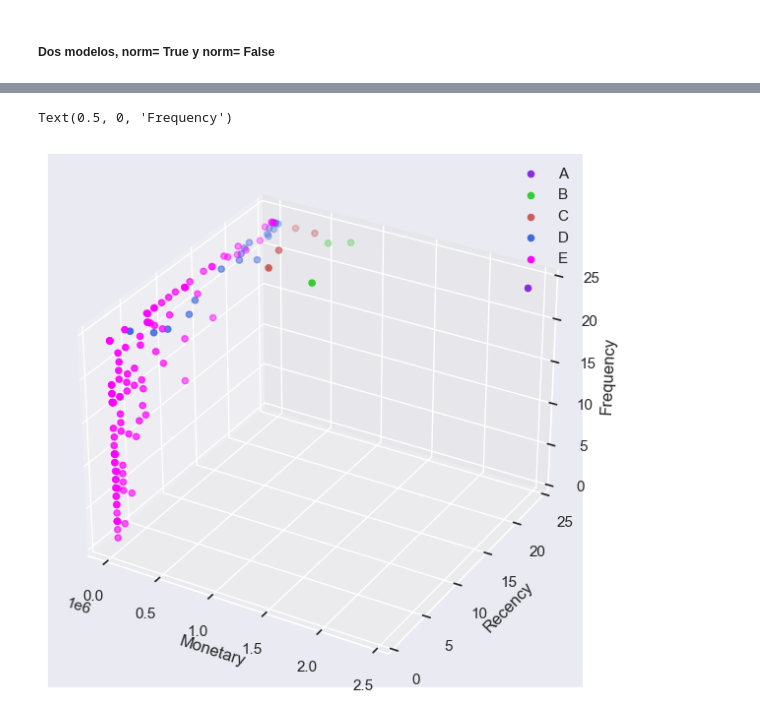
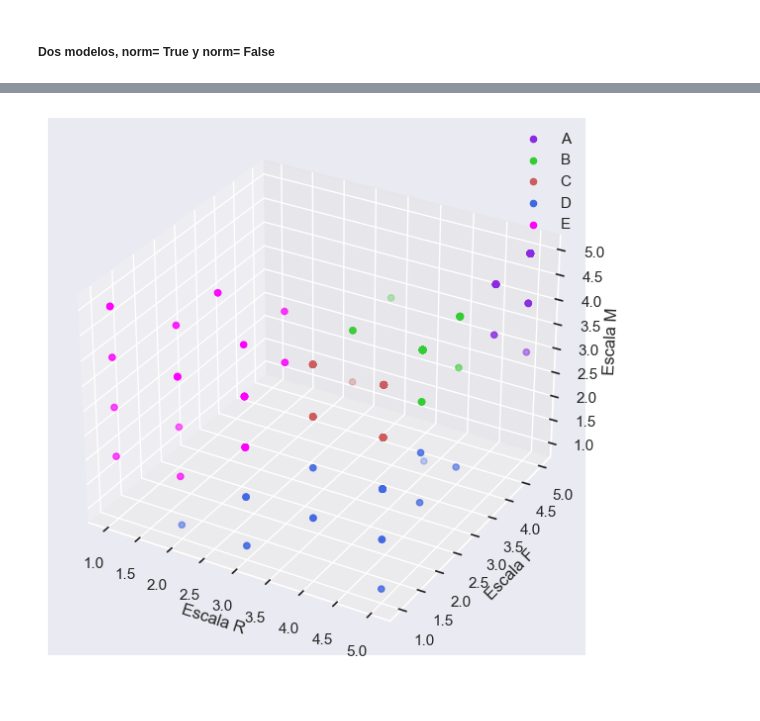
Before and after one commit to TomasCardeLo/ML-Dispapeles-TomasCaLo, a Jupyter notebook: Clustering/Clustering pycaret kmeans - v4 normalizado.ipynb, the cells around one changed output, grey strips where cells are left out. Saved outputs shown, nothing was run; the diff lists cells and outputs as text; code cells hidden in the pictures.

Commit message:
re-estructuracion de la v4 normalizado para crear escalas de estandarizacion para las variables RFM

```diff
--- a/Clustering/Clustering pycaret kmeans - v4 normalizado.ipynb
+++ b/Clustering/Clustering pycaret kmeans - v4 normalizado.ipynb
@@ -116,10 +150,3 @@ df_3 = df.groupby(["Codigo distrito", "Nombre tipo zona", "Nit cliente-sucursal"
                                                                             "Frequency": np.sum
                                                                             })
 df_3 = df_3.reset_index(col_level= 1)
-# %%
-# Se añade una key de Distrito-Nombretipozona para hacer mas facil la identificacion cuando se usa todo el pais
-# Se genera la calificacion de Recency basado en los valores máximos
-# Se divide por millón la columna Monetary para disminuir el rango de los valores
-df_3['Distrito-Nombretipozona'] = df_3['Codigo distrito'].astype(str) + '-' + df_3['Nombre tipo zona']
-df_3['Monetary'] = (df_3['Monetary'] / 1000).astype(int)
-df_3['Frequency'] = (df_3['Frequency']).astype(int)
@@ -126,9 +180,8 @@ df_3['Frequency'] = (df_3['Frequency']).astype(int)
 # %% [markdown]
 ##### Creacion, ajuste y descarga de los modelos de clustering por cada distrito-tipo de zona
 # %%
-list_dtos = df_3["Distrito-Nombretipozona"].unique()
-numeric_features = ["Recency", "Monetary", "Frequency"]
+list_dtos = df_est["Distrito-Nombretipozona"].unique()
+numeric_features = ["Escala R", "Escala F", "Escala M"]
 ignore_columns = ["Codigo distrito", "Nombre tipo zona", "Nit cliente-sucursal", "Distrito-Nombretipozona"]
-normalizar = [False, True]
 # %% [markdown]
 #### EDA
@@ -187,3 +254,5 @@ list_dtos = ['10-Artes graficas']
+# %%
+list_dtos = ['10-Artes graficas', '10-Institucional', '10-Mayorista', '10-TIG', '10-V Horeca', '10-V Industria', '10-V SyE']
 # %% [markdown]
 ##### Dos modelos, norm= True y norm= False
 # %%
@@ -355,18 +333,0 @@ Proceso completo 100%
-# %%
-# Plots para validar si hay diferencia o no entre la data normalizada o no
-f, axarr = plt.subplots(2,3)
-f.set_figheight(10)
-f.set_figwidth(25)
-
-metricas = ["Silhouette", "Calinski-Harabasz", "Davies-Bouldin"]
-
-for n, met in enumerate(metricas):
-    f.add_subplot(axarr[0,n])
-    plt.title(f"Distribución {met}").set_fontsize(15)
-    sns.set_theme(style="darkgrid", palette= "pastel")
-    sns.boxplot(data= metrics, x= met, y= "Tipo zona", hue= 'Normalizado')
-
-    f.add_subplot(axarr[1,n])
-    sns.set_theme(style="darkgrid", palette= "pastel")
-    sns.histplot(data= metrics, x= met, hue= 'Normalizado')
-plt.show()
@@ -427,22 +356,22 @@ df_pred_km
 # %%
 col =  ['blueviolet', 'limegreen', 'indianred', 'royalblue', 'magenta']
 leg = ['A', 'B', 'C', 'D', 'E']
 cluster = list(np.unique(df_pred_km['Letra cluster']))
 
 # fig, ax = plt.subplots(1, 2, figsize= (15,5))
 fig = plt.figure(figsize=(7,10))
 ax = fig.gca(projection='3d')
 
 for c in range(5):
     df_plot = df_pred_km[df_pred_km['Letra cluster'] == cluster[c]]
-    ax.scatter(df_plot['Monetary'],df_plot['Frequency'], df_plot['Recency'], c= col[c])
+    ax.scatter(df_plot['Escala R'],df_plot['Escala F'], df_plot['Escala M'], c= col[c])
 
 ax.legend(leg)
-ax.set_xlabel('Monetary')
-ax.set_ylabel('Recency')
-ax.set_zlabel('Frequency')
+ax.set_xlabel('Escala R')
+ax.set_ylabel('Escala F')
+ax.set_zlabel('Escala M')
+plt.show()
 # %% [output]
-Text(0.5, 0, 'Frequency')
-[figure, old version]
+[figure, new version]
 # %%
 plot_model(model_kmeans, plot = 'cluster')
```
Also changed, not shown: parts of 25 cells of this notebook, 9 other files.
